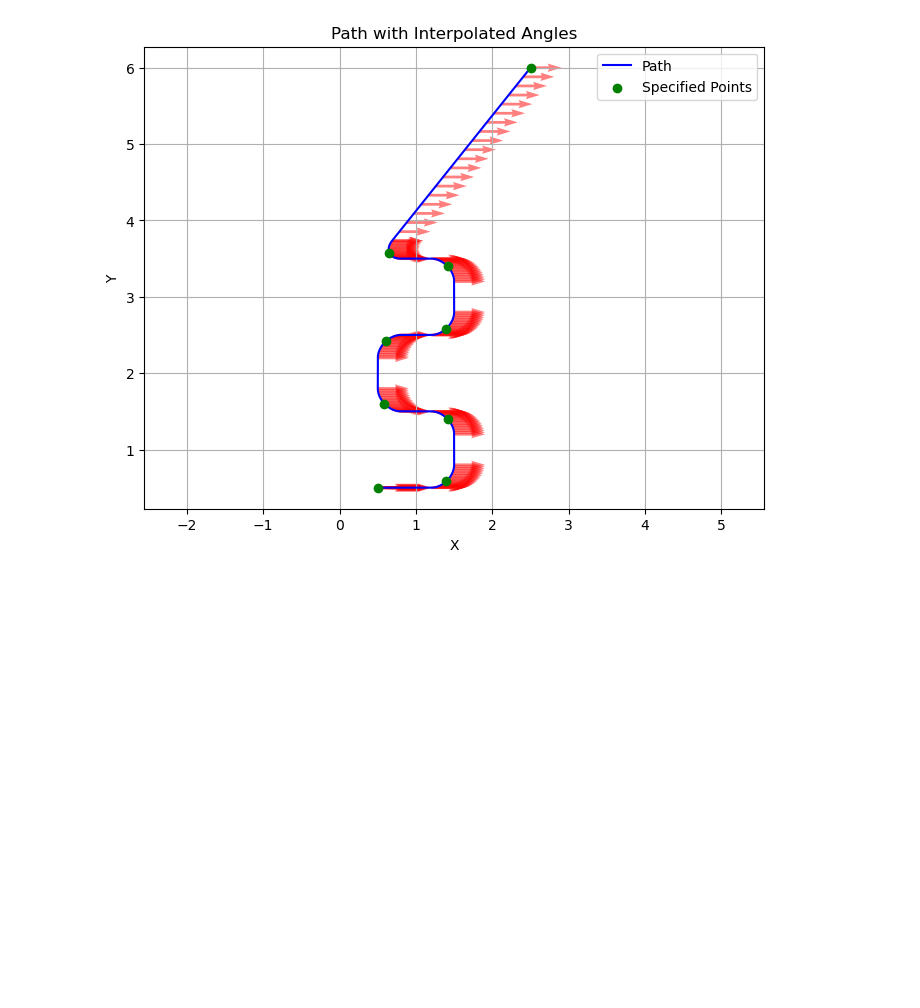
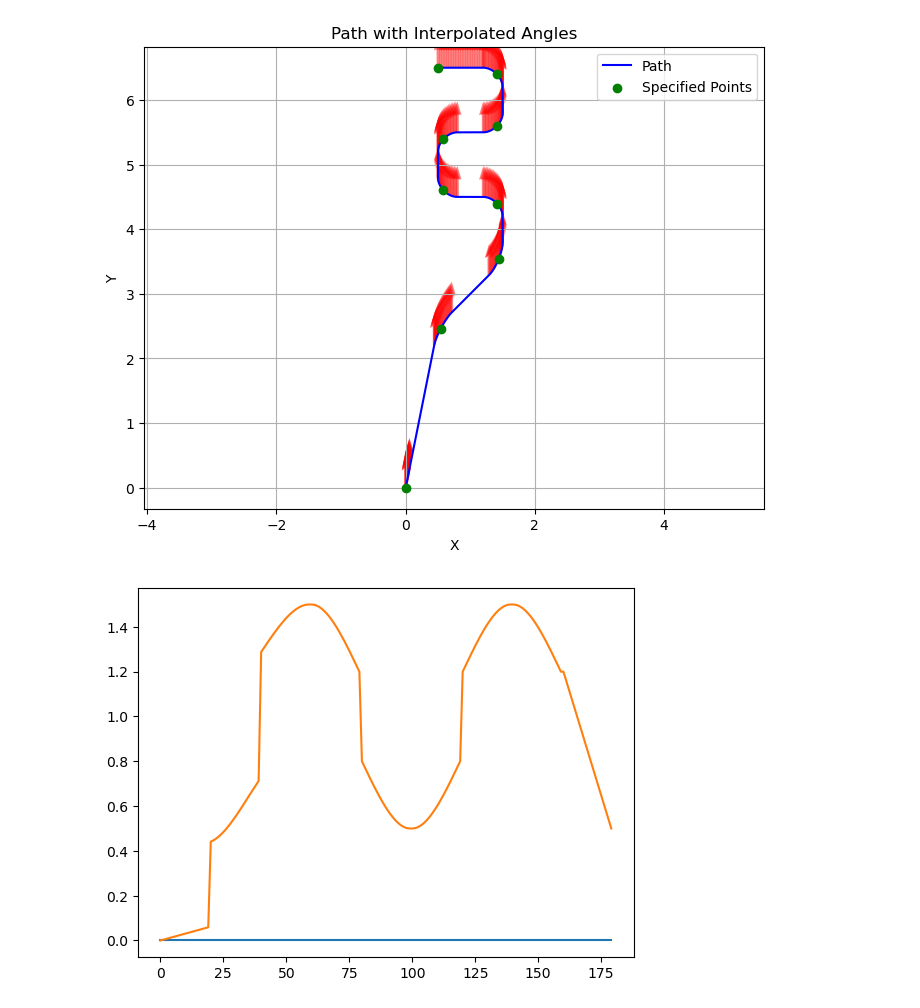
Before and after one commit to NeyagawaRobocons/chassis_haru_robo2024, a Jupyter notebook: pure_pursuit/pure_pursuit/pure_pursuit_test.ipynb, the cells around one changed output. Drawn from its saved outputs; the diff is of its cells as text; code cells hidden in the pictures; blank space fills up the shorter version.

```diff
--- a/pure_pursuit/pure_pursuit/pure_pursuit_test.ipynb
+++ b/pure_pursuit/pure_pursuit/pure_pursuit_test.ipynb
@@ -394,11 +419,11 @@ def generate_and_save_path(poses, commands) -> None:
     indices_and_commands = np.hstack((indices.reshape(-1, 1), commands))
 
     # CSVファイルに保存
-    np.savetxt("path.csv", data_to_save, delimiter=",", fmt='%s', comments='', header='x,y,theta')
-    np.savetxt("indices_and_commands.csv", indices_and_commands, delimiter=",", fmt='%s', comments='', header='index,command1,command2,command3')
+    np.savetxt("../csv/path.csv", data_to_save, delimiter=",", fmt='%s', comments='', header='x,y,theta')
+    np.savetxt("../csv/indices_and_commands.csv", indices_and_commands, delimiter=",", fmt='%s', comments='', header='index,command1,command2,command3')
 
     plt.figure(figsize=(8, 6))
-    plt.quiver(path[:, 0], path[:, 1], np.cos(angles), np.sin(angles), scale=20, color='r', alpha=0.5)
+    plt.quiver(path[:, 0], path[:, 1], -np.sin(angles), np.cos(angles), scale=20, color='r', alpha=0.5)
     plt.plot(path[:, 0], path[:, 1], 'b-', label='Path')
     plt.scatter(path[indices, 0], path[indices, 1], color='g', zorder=5, label='Specified Points')
 
@@ -409,46 +434,50 @@ def generate_and_save_path(poses, commands) -> None:
     plt.legend()
     plt.grid(True)
     plt.show()
+
+    plt.plot(angles)
+    plt.plot(path[:, 0])
 # %%
 # poses = np.array([
 #     [0.5, 0.5, 0.0],
 #     [1.5, 0.5, 0.0],
 #     [1.5, 1.5, 1.57],
 #     [0.5, 1.5, 1.57],
 #     [0.5, 2.5, 3.14],
 #     [1.5, 2.5, 3.14],
 #     [1.5, 3.5, 1.57],
 #     [0.5, 3.5, 1.57],
 #     [2.5, 6.0, 0.0]
 # ])
 
 poses = np.array([
-    [0.5, 0.5, 0.0],
-    [1.5, 0.5, 0.0],
-    [1.5, 1.5, 0.0],
-    [0.5, 1.5, 0.0],
+    [0.0, 0.0, 0.0],
     [0.5, 2.5, 0.0],
-    [1.5, 2.5, 0.0],
     [1.5, 3.5, 0.0],
-    [0.5, 3.5, 0.0],
-    [2.5, 6.0, 0.0]
+    [1.5, 4.5, 0.0],
+    [0.5, 4.5, 0.0],
+    [0.5, 5.5, 0.0],
+    [1.5, 5.5, 0.0],
+    [1.5, 6.5, 0.0],
+    [0.5, 6.5, 0.0]
 ])
 
 commands = np.array([ # daiza_state, hina_state, bonbori_state
     [0, 0, False],
     [1, 1, False],
     [2, 2, False],
     [2, 2, False],
     [2, 2, False],
     [2, 2, False],
     [2, 2, False],
     [2, 2, False],
     [2, 2, True],
 ])
 
 generate_and_save_path(poses, commands)
 # %% [output]
-[figure, old version]
+[figure, new version]
+[figure, added]
 # %%
 def first_order_vel(previous_vel, input_vel, K, dt, tau):
     new_vel = (tau * previous_vel + K * dt * input_vel) / (tau + dt)
```
Also changed, not shown: parts of 3 cells of this notebook.
